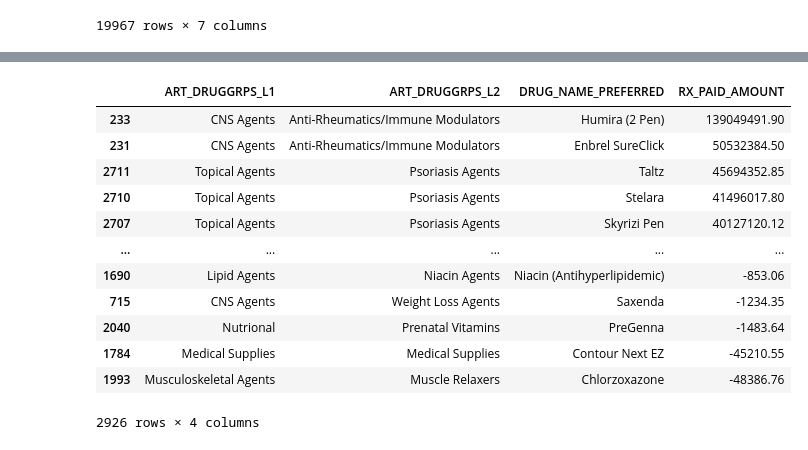
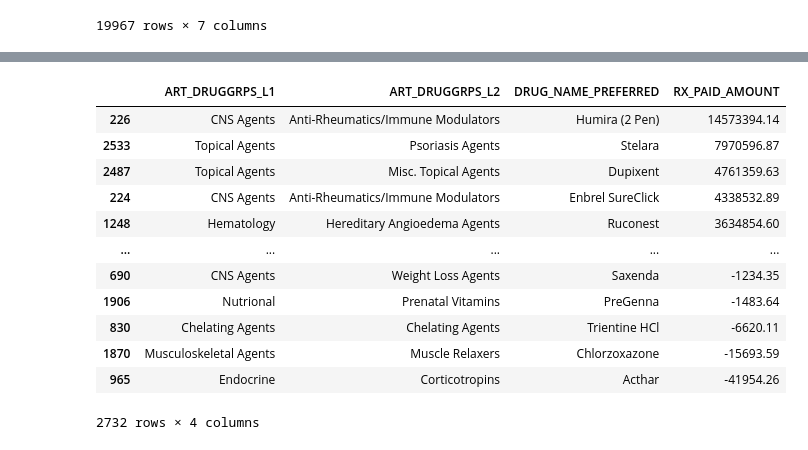
Before and after one commit to michellehand/GLP-1_Study, a Jupyter notebook: NO_WEGOVY_MEMBERS.ipynb, the cells around one changed output, grey strips where cells are left out. Saved outputs shown, nothing was run; the diff lists cells and outputs as text; code cells hidden in the pictures.

```diff
--- a/NO_WEGOVY_MEMBERS.ipynb
+++ b/NO_WEGOVY_MEMBERS.ipynb
@@ -213,3 +231,6 @@ rx_wla = rx[(rx['ART_DRUGGRPS_L2'] == 'Weight Loss Agents') | (rx['ART_DRUGGRPS_
 rx_wla.DRUG_NAME_PREFERRED.unique()
 # %% [output]
 array(['Saxenda'], dtype=object)
+# %%
+rx = rx.drop_duplicates()
+rx
@@ -231,12 +265,14 @@ primary_category_removed = med[(med['ICD10_CATEGORY'] == 'Acute pancreatitis') |
 # %%
 # Filter to find members with the specified conditions
 members_to_remove = med[(med['ICD10_CHAPTER'] == 'Pregnancy, childbirth and the puerperium') | (med['ICD10_SECTION'] == 'Malignant neoplasm of thyroid gland') |
-(med['ICD10_CATEGORY'] == 'Acute pancreatitis') | (med['ICD10_CATEGORY'] == '')]['MEMBER_ID'].unique()
+(med['ICD10_CATEGORY'] == 'Acute pancreatitis') | (med['ICD10_CATEGORY'] == 'Acute kidney failure and chronic kidney disease')]['MEMBER_ID'].unique()
+# Combine both lists of members to remove
+all_members_to_remove = set(members_to_remove)
 
-# Remove those members from the original DataFrame
-rx_members_remove = rx[~rx['MEMBER_ID'].isin(members_to_remove)]
-med_members_remove = med[~med['MEMBER_ID'].isin(members_to_remove)]
-members_remove = member[~member['MEMBER_ID'].isin(members_to_remove)]
+# Step 3: Remove those members from the original DataFrames
+rx_members_remove = rx[~rx['MEMBER_ID'].isin(all_members_to_remove)]
+med_members_remove = med[~med['MEMBER_ID'].isin(all_members_to_remove)]
+members_remove = member[~member['MEMBER_ID'].isin(all_members_to_remove)]
 # %%
 med_members_remove.MEMBER_ID.nunique()
 # %% [output]
@@ -692,19 +728,19 @@ member_merge_cond.describe()
 # %%
-drugs = rx.groupby(['ART_DRUGGRPS_L1', 'ART_DRUGGRPS_L2', 'DRUG_NAME_PREFERRED'])['RX_PAID_AMOUNT'].sum().reset_index()
+drugs = rx_members_remove.groupby(['ART_DRUGGRPS_L1', 'ART_DRUGGRPS_L2', 'DRUG_NAME_PREFERRED'])['RX_PAID_AMOUNT'].sum().reset_index()
 drugs.sort_values(by='RX_PAID_AMOUNT', ascending=False, inplace=True)
 drugs
 # %% [output]
 |  | ART_DRUGGRPS_L1 | ART_DRUGGRPS_L2 | DRUG_NAME_PREFERRED | RX_PAID_AMOUNT |
-| 233 | CNS Agents | Anti-Rheumatics/Immune Modulators | Humira (2 Pen) | 139049491.90 |
-| 231 | CNS Agents | Anti-Rheumatics/Immune Modulators | Enbrel SureClick | 50532384.50 |
-| 2711 | Topical Agents | Psoriasis Agents | Taltz | 45694352.85 |
-| 2710 | Topical Agents | Psoriasis Agents | Stelara | 41496017.80 |
-| 2707 | Topical Agents | Psoriasis Agents | Skyrizi Pen | 40127120.12 |
+| 226 | CNS Agents | Anti-Rheumatics/Immune Modulators | Humira (2 Pen) | 14573394.14 |
+| 2533 | Topical Agents | Psoriasis Agents | Stelara | 7970596.87 |
+| 2487 | Topical Agents | Misc. Topical Agents | Dupixent | 4761359.63 |
+| 224 | CNS Agents | Anti-Rheumatics/Immune Modulators | Enbrel SureClick | 4338532.89 |
+| 1248 | Hematology | Hereditary Angioedema Agents | Ruconest | 3634854.60 |
 | ... | ... | ... | ... | ... |
-| 1690 | Lipid Agents | Niacin Agents | Niacin (Antihyperlipidemic) | -853.06 |
-| 715 | CNS Agents | Weight Loss Agents | Saxenda | -1234.35 |
-| 2040 | Nutrional | Prenatal Vitamins | PreGenna | -1483.64 |
-| 1784 | Medical Supplies | Medical Supplies | Contour Next EZ | -45210.55 |
-| 1993 | Musculoskeletal Agents | Muscle Relaxers | Chlorzoxazone | -48386.76 |
+| 690 | CNS Agents | Weight Loss Agents | Saxenda | -1234.35 |
+| 1906 | Nutrional | Prenatal Vitamins | PreGenna | -1483.64 |
+| 830 | Chelating Agents | Chelating Agents | Trientine HCl | -6620.11 |
+| 1870 | Musculoskeletal Agents | Muscle Relaxers | Chlorzoxazone | -15693.59 |
+| 965 | Endocrine | Corticotropins | Acthar | -41954.26 |
-2926 rows × 4 columns
+2732 rows × 4 columns
 # %%
```
Also changed, not shown: parts of 31 cells of this notebook.
